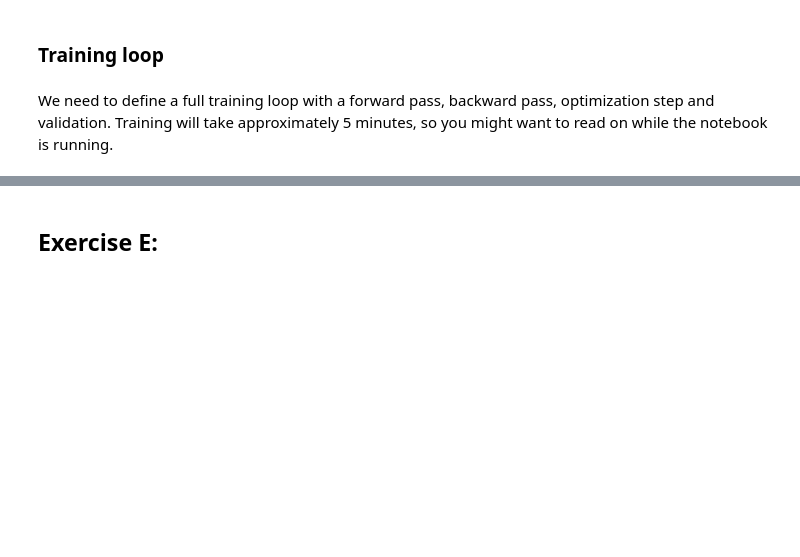
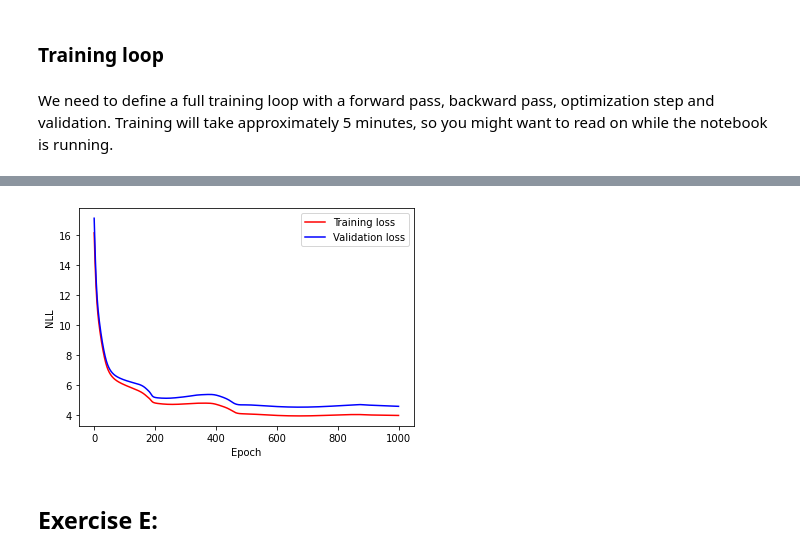
Before and after one commit to Laegas/02456-deep-learning-with-PyTorch, a Jupyter notebook: 5_Recurrent/5.1-EXE-Recurrent-Neural-Networks.ipynb, the cells around one changed output, grey strips where cells are left out. Cells and saved outputs as stored; diff of their text form; code cells hidden in the pictures; blank space fills up the shorter version.

```diff
--- a/5_Recurrent/5.1-EXE-Recurrent-Neural-Networks.ipynb
+++ b/5_Recurrent/5.1-EXE-Recurrent-Neural-Networks.ipynb
@@ -358,23 +365,23 @@ def init_rnn(hidden_size, vocab_size):
     """
     # Weight matrix (input to hidden state)
     # YOUR CODE HERE!
-    U = np.zeros((, ))
+    U = np.zeros((hidden_size, vocab_size))
 
     # Weight matrix (recurrent computation)
     # YOUR CODE HERE!
-    V = np.zeros((, ))
+    V = np.zeros((hidden_size, hidden_size))
 
     # Weight matrix (hidden state to output)
     # YOUR CODE HERE!
-    W = np.zeros((, ))
+    W = np.zeros((vocab_size, hidden_size))
 
     # Bias (hidden state)
     # YOUR CODE HERE!
-    b_hidden = np.zeros((, ))
+    b_hidden = np.zeros((hidden_size, 1))
 
     # Bias (output)
     # YOUR CODE HERE!
-    b_out = np.zeros((, ))
+    b_out = np.zeros((vocab_size, 1))
 
     # Initialize weights
     U = init_orthogonal(U)
@@ -491,11 +504,11 @@ def forward_pass(inputs, hidden_state, params):
 
         # Compute new hidden state
         # YOUR CODE HERE!
-        hidden_state =
+        hidden_state = tanh(np.dot(U, inputs[t]) + np.dot(V, hidden_state) + b_hidden)
 
         # Compute output
         # YOUR CODE HERE!
-        out =
+        out = softmax(np.dot(W, hidden_state) + b_out)
 
         # Save results and continue
         outputs.append(out)
@@ -590,7 +612,7 @@ def backward_pass(inputs, outputs, hidden_states, targets, params):
         # Compute cross-entropy loss (as a scalar)
         # When taking logarithms, it's a good idea to add a small constant (e.g. 1e-9)
         # YOUR CODE HERE!
-        loss +=
+        loss += -np.sum(targets[t] * np.log(outputs[t]))
 
         # Backpropagate into output (derivative of cross-entropy)
         # If you're confused about this step, see this link for an explanation:
@@ -600,7 +622,7 @@ def backward_pass(inputs, outputs, hidden_states, targets, params):
 
         # Backpropagate into W
         # YOUR CODE HERE!
-        d_W +=
+        d_W += np.dot(d_o, hidden_states[t].T)
         d_b_out += d_o
 
         # Backpropagate into h
@@ -612,11 +634,11 @@ def backward_pass(inputs, outputs, hidden_states, targets, params):
 
         # Backpropagate into U
         # YOUR CODE HERE!
-        d_U +=
+        d_U += np.dot(d_f, inputs[t].T)
 
         # Backpropagate into V
         # YOUR CODE HERE!
-        d_V +=
+        d_V += np.dot(d_f, hidden_states[t - 1].T)
         d_h_next = np.dot(V.T, d_f)
 
     # Pack gradients
@@ -686,11 +749,11 @@ for i in range(num_epochs):
 
         # Forward pass
         # YOUR CODE HERE!
-        outputs, hidden_states =
+        outputs, hidden_states = forward_pass(inputs_one_hot, hidden_state, params)
 
         # Backward pass
         # YOUR CODE HERE!
-        loss, _ =
+        loss, _ = backward_pass(inputs_one_hot, outputs, hidden_states, targets_one_hot, params)
 
         # Update loss
         epoch_validation_loss += loss
@@ -707,18 +770,18 @@ for i in range(num_epochs):
 
         # Forward pass
         # YOUR CODE HERE!
-        outputs, hidden_states =
+        outputs, hidden_states = forward_pass(inputs_one_hot, hidden_state, params)
 
         # Backward pass
         # YOUR CODE HERE!
-        loss, grads =
+        loss, grads = backward_pass(inputs_one_hot, outputs, hidden_states, targets_one_hot, params)
 
         if np.isnan(loss):
             raise ValueError('Gradients have vanished/exploded!')
 
         # Update parameters
         # YOUR CODE HERE!
-        params =
+        params = update_parameters(params, grads)
 
         # Update loss
         epoch_training_loss += loss
@@ -762,3 +825,4 @@ plt.plot(epoch, validation_loss, 'b', label='Validation loss')
 plt.legend()
 plt.xlabel('Epoch'), plt.ylabel('NLL')
 plt.show()
+# %% [output]
@@ -765,3 +847,4 @@ plt.show()
+[figure, added]
 # %% [markdown]
 ## Exercise E:
 # %% [markdown]
```
Also changed, not shown: parts of 11 cells of this notebook.
